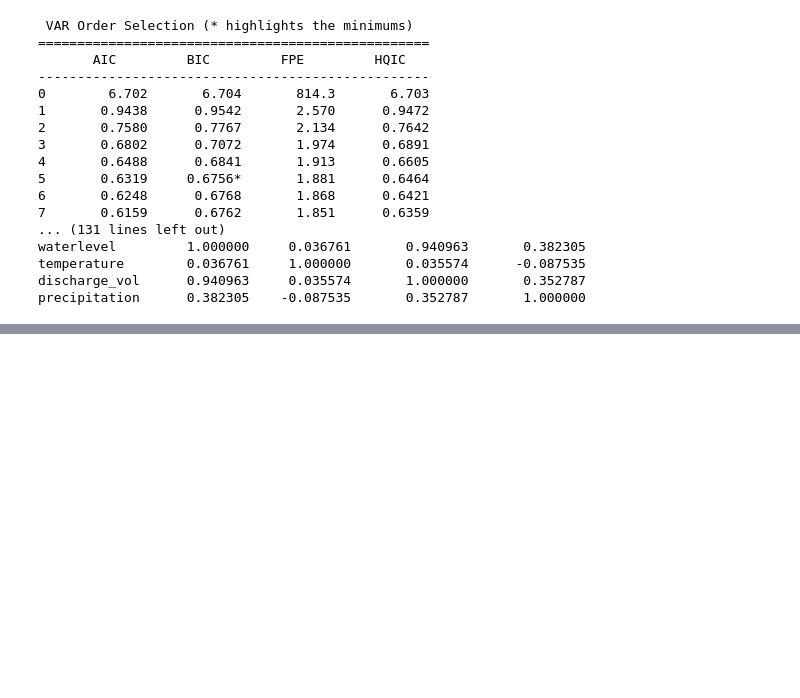
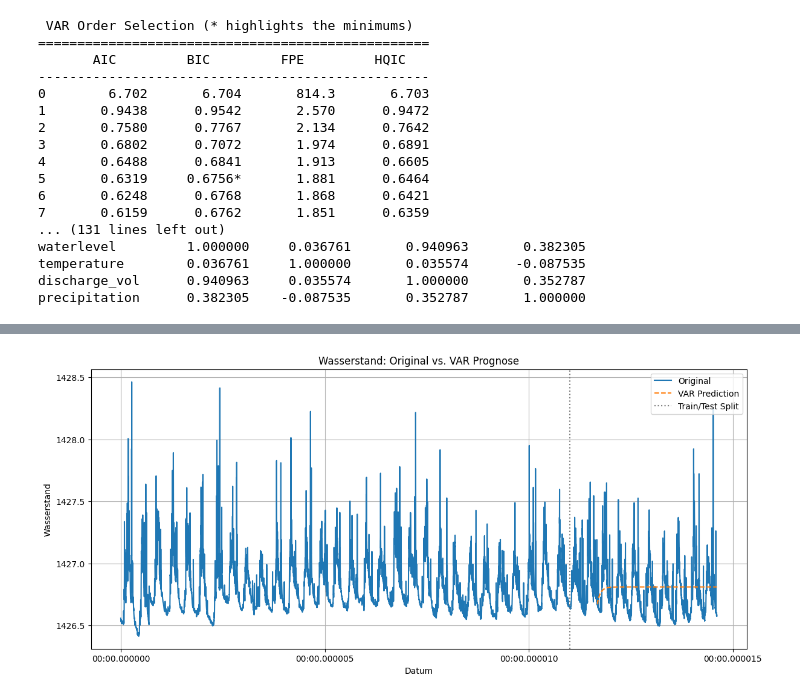
Before and after one commit to Sandra-Senn/spz_Wasserstand_analyse, a Jupyter notebook: notebooks/3_analyse.ipynb, the cells around one changed output, grey strips where cells are left out. Drawn from its saved outputs; the diff is of its cells as text; code cells hidden in the pictures; blank space fills up the shorter version.

```diff
--- a/notebooks/3_analyse.ipynb
+++ b/notebooks/3_analyse.ipynb
@@ -571,0 +633,31 @@ precipitation      0.382305    -0.087535       0.352787       1.000000
+# %%
+# Annahme: Split an einem bestimmten Index, z.B. 80% Training, 20% Test
+split_idx = int(len(df_var) * 0.8)
+df_train = df_var.iloc[:split_idx]
+df_test = df_var.iloc[split_idx:]
+
+# VAR-Modell auf Trainingsdaten fitten
+model = VAR(df_train)
+results = model.fit(5)
+
+# Die letzten 5 Werte aus dem Training als Start für Vorhersage
+last_obs = df_train.values[-5:]
+
+# Prognose für die nächsten Test-Schritte
+forecast = results.forecast(last_obs, steps=len(df_test))
+forecast_df = pd.DataFrame(forecast, columns=df_var.columns, index=df_test.index)
+
+# Vergleich Plotten für z.B. Wasserstand
+
+plt.figure(figsize=(14,6))
+plt.plot(df_var.index, df_var['waterlevel'], label='Original')
+plt.plot(forecast_df.index, forecast_df['waterlevel'], label='VAR Prediction', linestyle='--')
+plt.axvline(x=df_test.index[0], color='grey', linestyle=':', label='Train/Test Split')
+plt.xlabel('Datum')
+plt.ylabel('Wasserstand')
+plt.title('Wasserstand: Original vs. VAR Prognose')
+plt.legend()
+plt.grid(True)
+plt.show()
+# %% [output]
+[figure, added]
```
Also changed, not shown: parts of 17 cells of this notebook, 1 other file.
